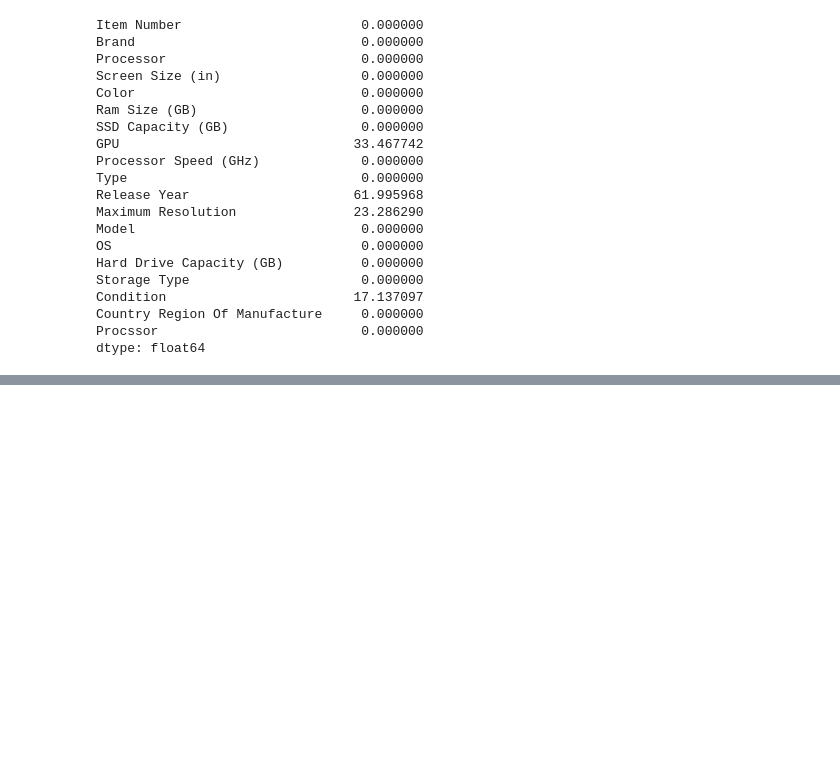
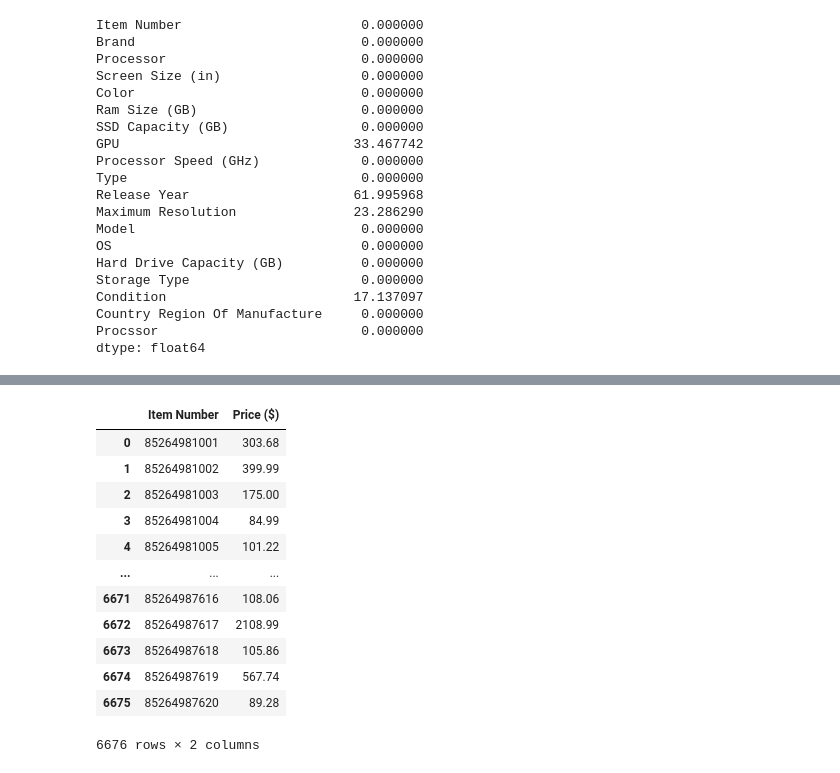
Before and after one commit to TomRush20/Data-Management, a Jupyter notebook: Ebay Data Analysis.ipynb, the cells around one changed output, grey strips where cells are left out. Cells and saved outputs as stored; diff of their text form; code cells hidden in the pictures; blank space fills up the shorter version.

```diff
--- a/Ebay Data Analysis.ipynb
+++ b/Ebay Data Analysis.ipynb
@@ -1192,0 +1399,18 @@ array(["NewAbrand-new,unused,unopened,undamagediteminitsoriginalpackaging(wherep
+# %%
+price_df.rename(columns={'Price': 'Price ($)'}, inplace=True)
+
+price_df
+# %% [output]
+|  | Item Number | Price ($) |
+| 0 | 85264981001 | 303.68 |
+| 1 | 85264981002 | 399.99 |
+| 2 | 85264981003 | 175.00 |
+| 3 | 85264981004 | 84.99 |
+| 4 | 85264981005 | 101.22 |
+| ... | ... | ... |
+| 6671 | 85264987616 | 108.06 |
+| 6672 | 85264987617 | 2108.99 |
+| 6673 | 85264987618 | 105.86 |
+| 6674 | 85264987619 | 567.74 |
+| 6675 | 85264987620 | 89.28 |
+6676 rows × 2 columns
```
Also changed, not shown: parts of 15 cells of this notebook.
